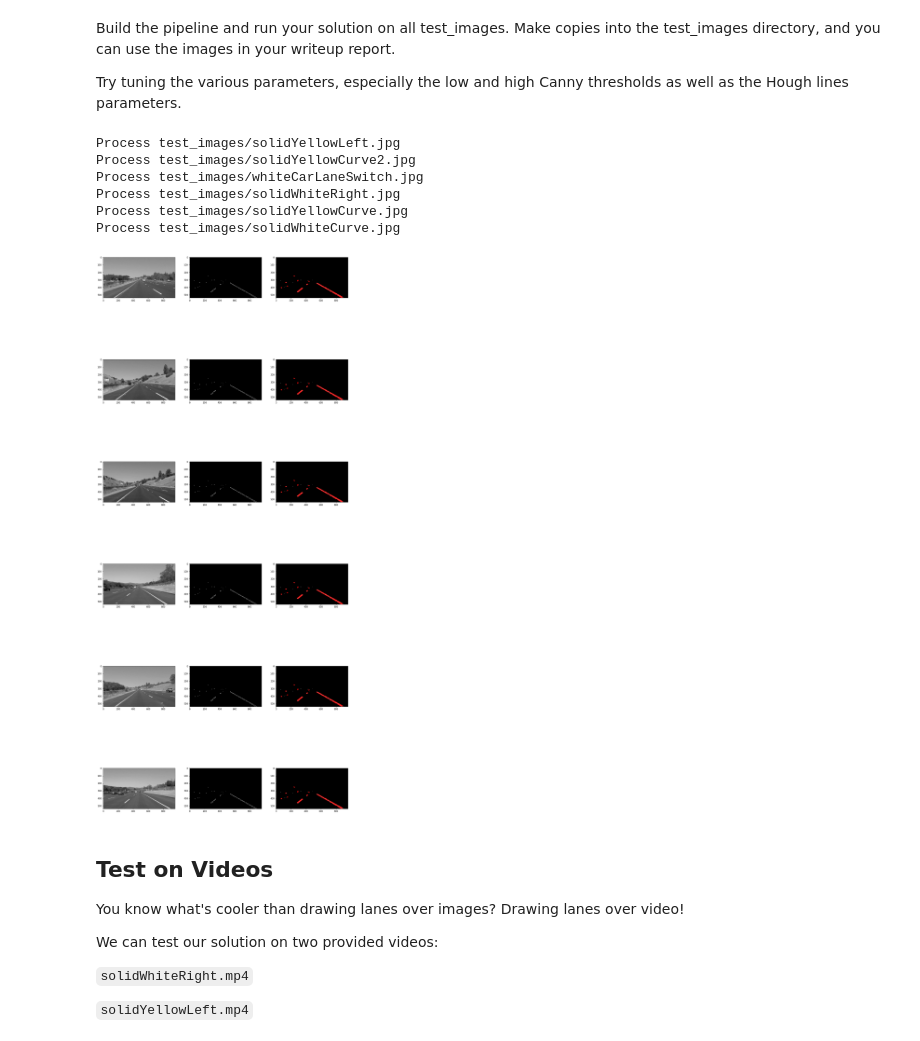
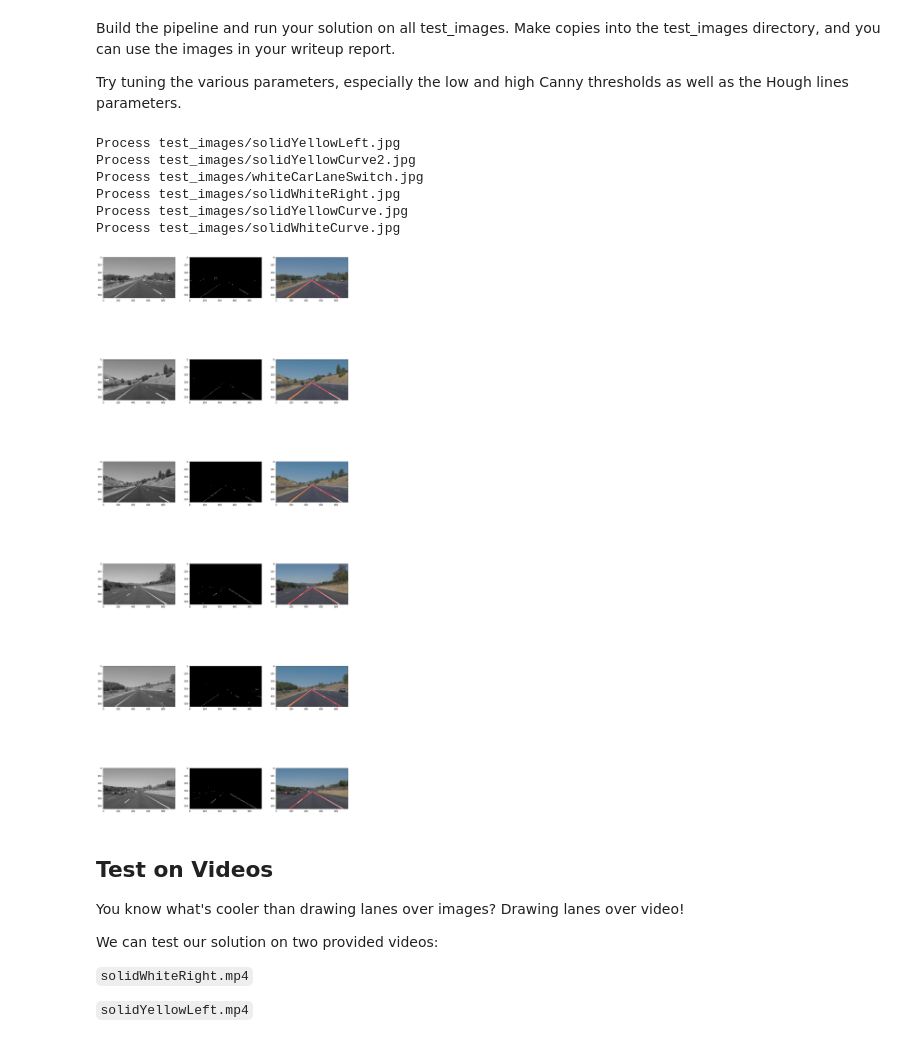
Before and after one commit to ebbaabbe/CarND-LaneLines-P1, a Jupyter notebook: P1.ipynb, the cells around one changed output. Saved outputs shown, nothing was run; the diff lists cells and outputs as text; code cells hidden in the pictures.

```diff
--- a/P1.ipynb
+++ b/P1.ipynb
@@ -195,6 +235,11 @@ for image_name in images:
     image_name = "test_images/" + image_name
     print("Process %s" % image_name)
     image = mpimg.imread(image_name)
+    img_height = image.shape[0]
+    img_width = image.shape[1]
+
+    image2 = np.copy(image)
+
     gray=grayscale(image)
     plt.subplot(6,3,image_id)
     plt.imshow(gray, cmap='gray')
@@ -207,47 +252,51 @@ for image_name in images:
     # NOTE: if you try running this code you might want to change these!
     low_threshold = 220
     high_threshold = 255
-    canny(blur_gray, low_threshold, high_threshold)
-
-    # Display the image
+    edges = canny(blur_gray, low_threshold, high_threshold)
     plt.subplot(6,3,image_id)
     plt.imshow(edges, cmap='Greys_r')
     image_id+=1
 
+
+    vertices = np.array([[(int(img_width*0.05), img_height),
+                          (int(img_width*0.95), img_height),
+                          (int(img_width*0.55), int(img_height*0.5)),
+                          (int(img_width*0.45), int(img_height*0.5))]],
+                        np.int32)
+    edges = region_of_interest(edges, vertices)
+
     # Define the Hough transform parameters
+    # Run Hough on edge detected image
     # Make a blank the same size as our image to draw on
     rho = 1
-    theta = 2*np.pi/180
-    threshold = 1
-    min_line_length = 6
-    max_line_gap = 1
+    theta = 1*np.pi/180
+    threshold = 30
+    min_line_length = 1
+    max_line_gap = 45
     line_image = np.copy(image)*0 #creating a blank to draw lines on
 
-    # Run Hough on edge detected image
     lines = cv2.HoughLinesP(edges, rho, theta, threshold, np.array([]),
                             min_line_length, max_line_gap)
 
     # Iterate over the output "lines" and draw lines on the blank
-    for line in lines:
-        for x1,y1,x2,y2 in line:
-            cv2.line(line_image,(x1,y1),(x2,y2),(255,0,0),10)
+    draw_lines(line_image, lines, thickness=10)
 
     # Create a "color" binary image to combine with line image
-    color_edges = np.dstack((edges, edges, edges))
+    #color_edges = np.dstack((edges, edges, edges))
 
     # Draw the lines on the edge image
-    combo = cv2.addWeighted(color_edges, 0.8, line_image, 1, 0)
+    combo = cv2.addWeighted(image2, 0.8, line_image, 1, 0)
     plt.subplot(6,3,image_id)
     plt.imshow(combo)
     image_id+=1
 # %% [output]
 Process test_images/solidYellowLeft.jpg
 Process test_images/solidYellowCurve2.jpg
 Process test_images/whiteCarLaneSwitch.jpg
 Process test_images/solidWhiteRight.jpg
 Process test_images/solidYellowCurve.jpg
 Process test_images/solidWhiteCurve.jpg
-[figure, old version]
+[figure, new version]
 # %% [markdown]
 ## Test on Videos
 
```
Also changed, not shown: parts of 9 cells of this notebook.
